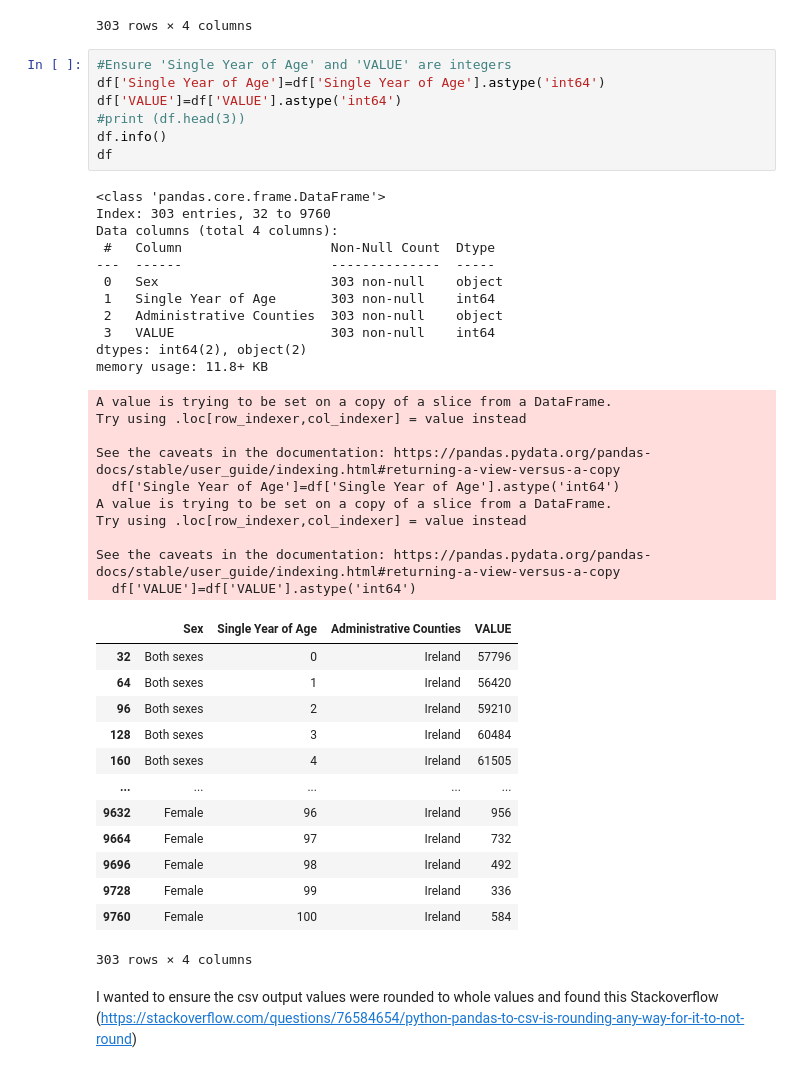
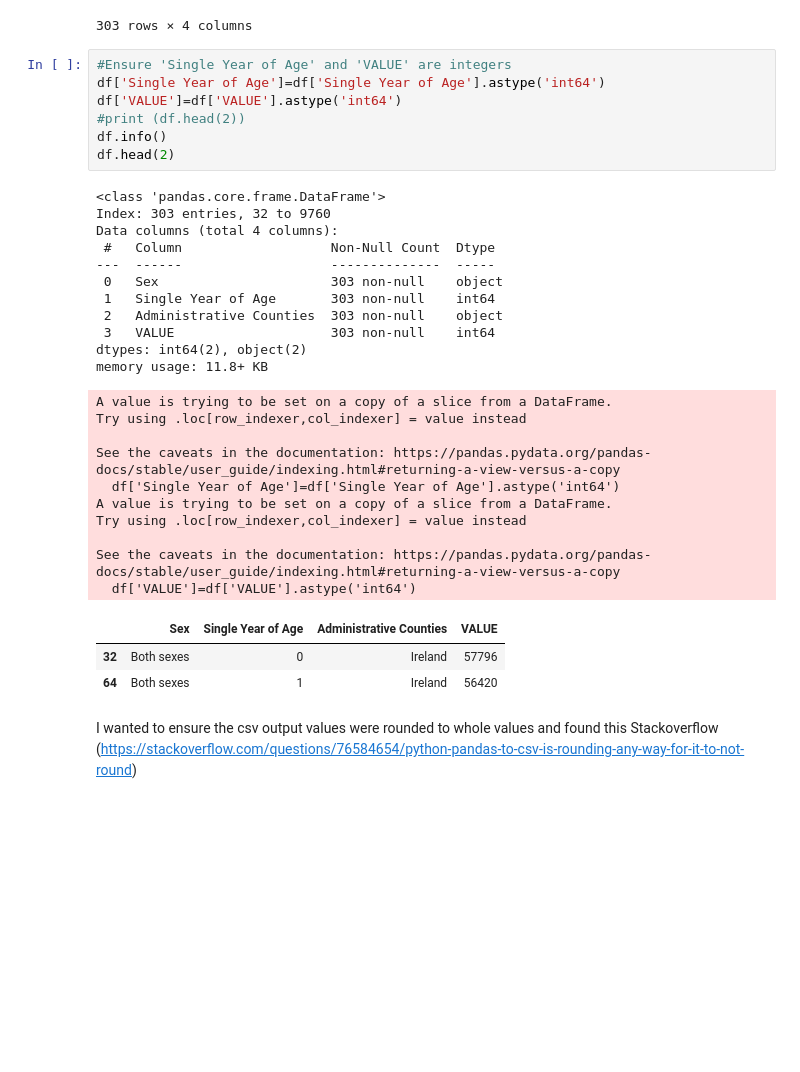
Before and after one commit to FaolanH/programming-for-data-analytics, a Jupyter notebook: pfda-assignments/assignment05_population.ipynb, the cells around one changed output. Saved outputs shown, nothing was run; the diff lists cells and outputs as text; blank space fills up the shorter version.

```diff
--- a/pfda-assignments/assignment05_population.ipynb
+++ b/pfda-assignments/assignment05_population.ipynb
@@ -129,45 +129,35 @@ See the caveats in the documentation: https://pandas.pydata.org/pandas-docs/stab
 # %%
 #Ensure 'Single Year of Age' and 'VALUE' are integers
 df['Single Year of Age']=df['Single Year of Age'].astype('int64')
 df['VALUE']=df['VALUE'].astype('int64')
-#print (df.head(3))
+#print (df.head(2))
 df.info()
-df
+df.head(2)
 # %% [output]
 <class 'pandas.core.frame.DataFrame'>
 Index: 303 entries, 32 to 9760
 Data columns (total 4 columns):
  #   Column                   Non-Null Count  Dtype
 ---  ------                   --------------  -----
  0   Sex                      303 non-null    object
  1   Single Year of Age       303 non-null    int64
  2   Administrative Counties  303 non-null    object
  3   VALUE                    303 non-null    int64
 dtypes: int64(2), object(2)
 memory usage: 11.8+ KB
 A value is trying to be set on a copy of a slice from a DataFrame.
 Try using .loc[row_indexer,col_indexer] = value instead
 
 See the caveats in the documentation: https://pandas.pydata.org/pandas-docs/stable/user_guide/indexing.html#returning-a-view-versus-a-copy
   df['Single Year of Age']=df['Single Year of Age'].astype('int64')
 A value is trying to be set on a copy of a slice from a DataFrame.
 Try using .loc[row_indexer,col_indexer] = value instead
 
 See the caveats in the documentation: https://pandas.pydata.org/pandas-docs/stable/user_guide/indexing.html#returning-a-view-versus-a-copy
   df['VALUE']=df['VALUE'].astype('int64')
 |  | Sex | Single Year of Age | Administrative Counties | VALUE |
 | 32 | Both sexes | 0 | Ireland | 57796 |
 | 64 | Both sexes | 1 | Ireland | 56420 |
-| 96 | Both sexes | 2 | Ireland | 59210 |
-| 128 | Both sexes | 3 | Ireland | 60484 |
-| 160 | Both sexes | 4 | Ireland | 61505 |
-| ... | ... | ... | ... | ... |
-| 9632 | Female | 96 | Ireland | 956 |
-| 9664 | Female | 97 | Ireland | 732 |
-| 9696 | Female | 98 | Ireland | 492 |
-| 9728 | Female | 99 | Ireland | 336 |
-| 9760 | Female | 100 | Ireland | 584 |
-303 rows × 4 columns
 # %% [markdown]
 I wanted to ensure the csv output values were rounded to whole values and found this Stackoverflow (https://stackoverflow.com/questions/76584654/python-pandas-to-csv-is-rounding-any-way-for-it-to-not-round)
 # %%
```
Also changed, not shown: parts of 22 cells of this notebook.
